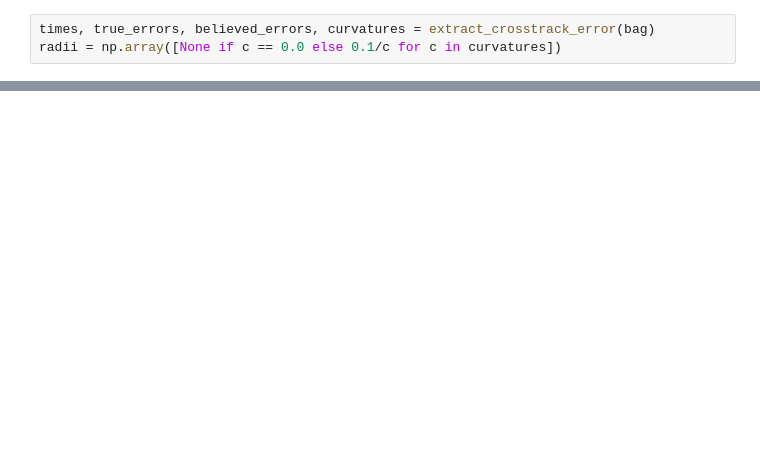
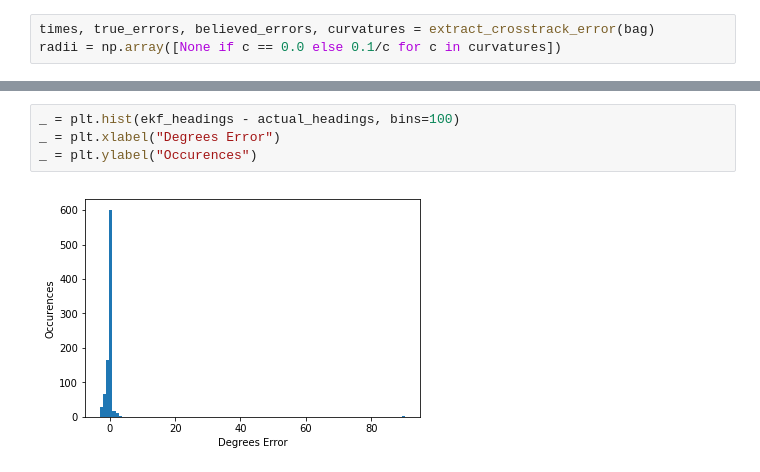
Before and after one commit to flyingsilverfin/AV-Camera-Placement, a Jupyter notebook: evaluation/parallel_simulation/Log Analysis.ipynb, the cells around one changed output, grey strips where cells are left out. Drawn from its saved outputs; the diff is of its cells as text; blank space fills up the shorter version.

```diff
--- a/evaluation/parallel_simulation/Log Analysis.ipynb
+++ b/evaluation/parallel_simulation/Log Analysis.ipynb
@@ -201,0 +297,6 @@ plt.legend(("true", "believed"))
+# %%
+_ = plt.hist(ekf_headings - actual_headings, bins=100)
+_ = plt.xlabel("Degrees Error")
+_ = plt.ylabel("Occurences")
+# %% [output]
+[figure, added]
```
Also changed, not shown: parts of 33 cells of this notebook, 6 other files.
